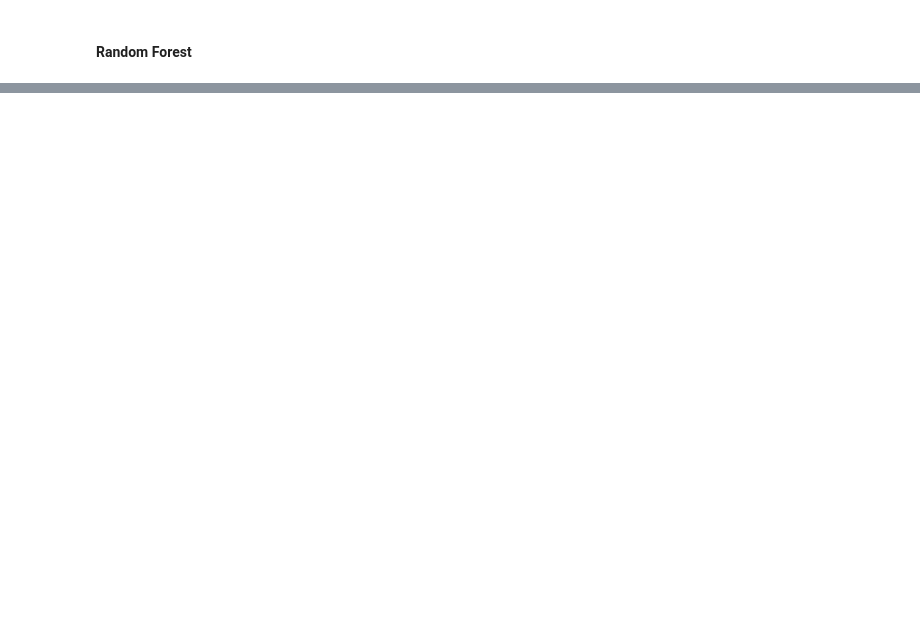
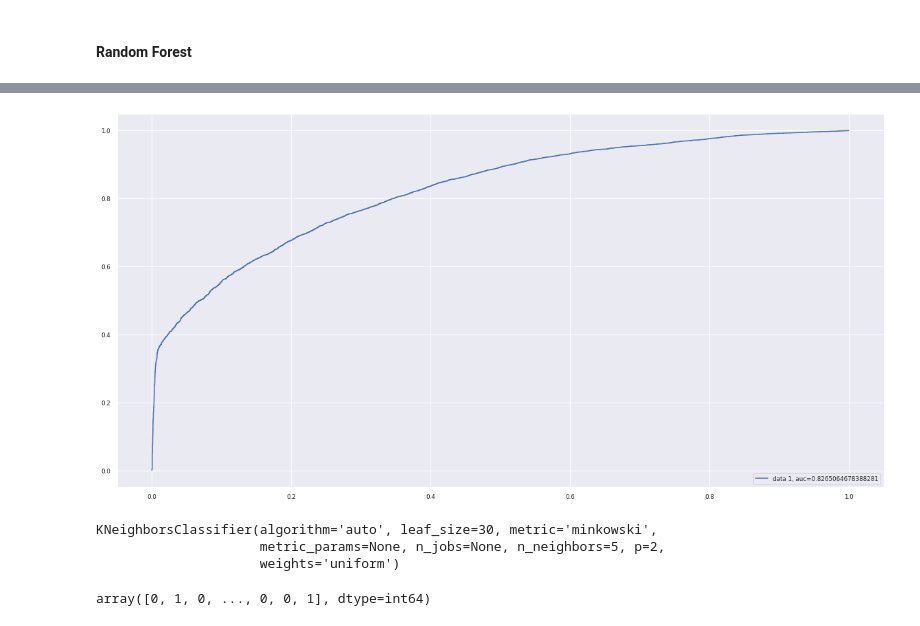
Before and after one commit to asiftandel96/Data-Science-Use-Cases, a Jupyter notebook: eda_sa_and_hotel_booking_cancellation_prediction.ipynb, the cells around one changed output, grey strips where cells are left out. Drawn from its saved outputs; the diff is of its cells as text; code cells hidden in the pictures; blank space fills up the shorter version.

```diff
--- a/eda_sa_and_hotel_booking_cancellation_prediction.ipynb
+++ b/eda_sa_and_hotel_booking_cancellation_prediction.ipynb
@@ -778,0 +784,16 @@ weighted avg       0.85      0.85      0.85     23842
+# %%
+# Split the dataset into dependent and independent features
+df_hotel = df[['hotel', 'lead_time', 'adults', 'children', 'babies', 'country', 'market_segment', 'distribution_channel', 'is_repeated_guest',
+   'previous_cancellations', 'reserved_room_type', 'assigned_room_type', 'booking_changes', 'deposit_type', 'agent',
+   'days_in_waiting_list', 'required_car_parking_spaces', 'total_of_special_requests', 'is_canceled', 'adr', 'total_guest']].copy()
+
+X=df_hotel.drop(['is_canceled'],axis=1)
+y=df_hotel.is_canceled
+# %%
+# Other Approach for training the model
+from sklearn.model_selection import train_test_split
+X_train,X_test,y_train,y_test=train_test_split(X,y,test_size=0.2,random_state=1)
+# %%
+from sklearn.linear_model import LogisticRegression
+model_logistic=LogisticRegression(C=1.5,random_state=1)
+model_logistic.fit(X_train,y_train)
@@ -778,0 +838,22 @@ weighted avg       0.85      0.85      0.85     23842
+# %%
+y_pred_proba = model_logistic.predict_proba(X_test)[::,1]
+fpr, tpr, _ = metrics.roc_curve(y_test,  y_pred_proba)
+auc = metrics.roc_auc_score(y_test, y_pred_proba)
+plt.plot(fpr,tpr,label="data 1, auc="+str(auc))
+plt.legend(loc=4)
+plt.show()
+# %% [output]
+[figure, added]
+# %%
+model_knn=KNeighborsClassifier()
+model_knn.fit(X_train,y_train)
+# %% [output]
+KNeighborsClassifier(algorithm='auto', leaf_size=30, metric='minkowski',
+                     metric_params=None, n_jobs=None, n_neighbors=5, p=2,
+                     weights='uniform')
+# %%
+# Predicting the model
+y_pred_knn=model_knn.predict(X_test)
+y_pred_knn
+# %% [output]
+array([0, 1, 0, ..., 0, 0, 1], dtype=int64)
```
Also changed, not shown: parts of 38 cells of this notebook.
